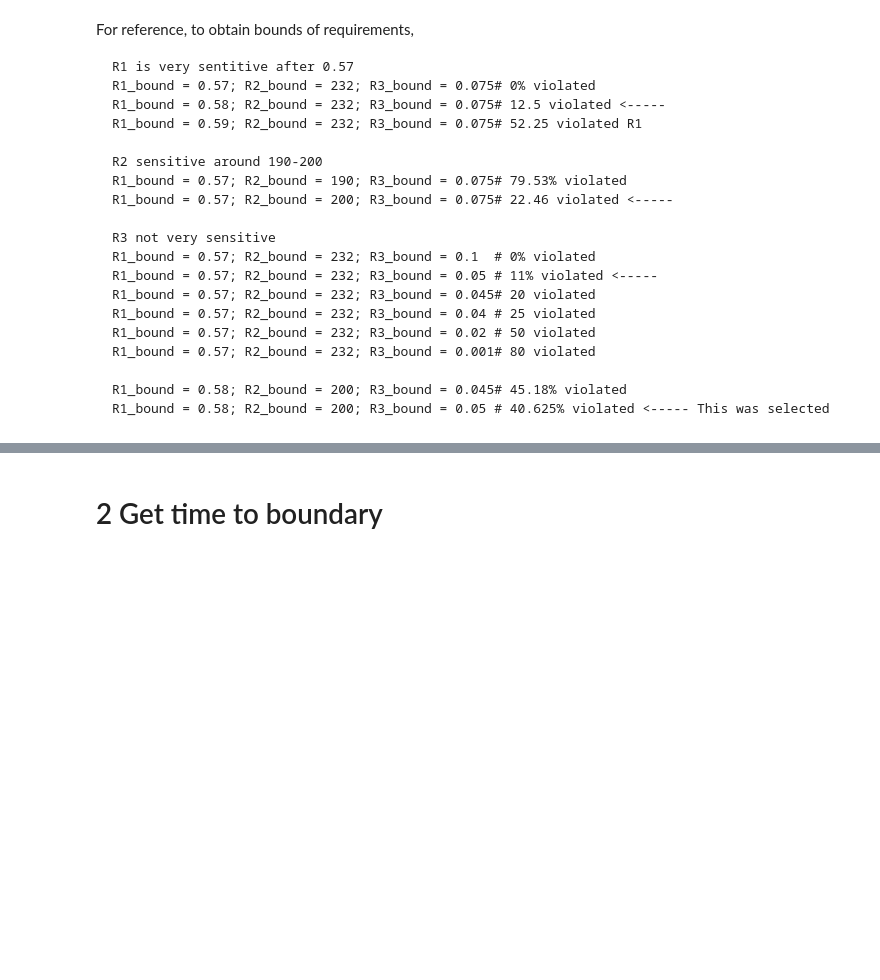
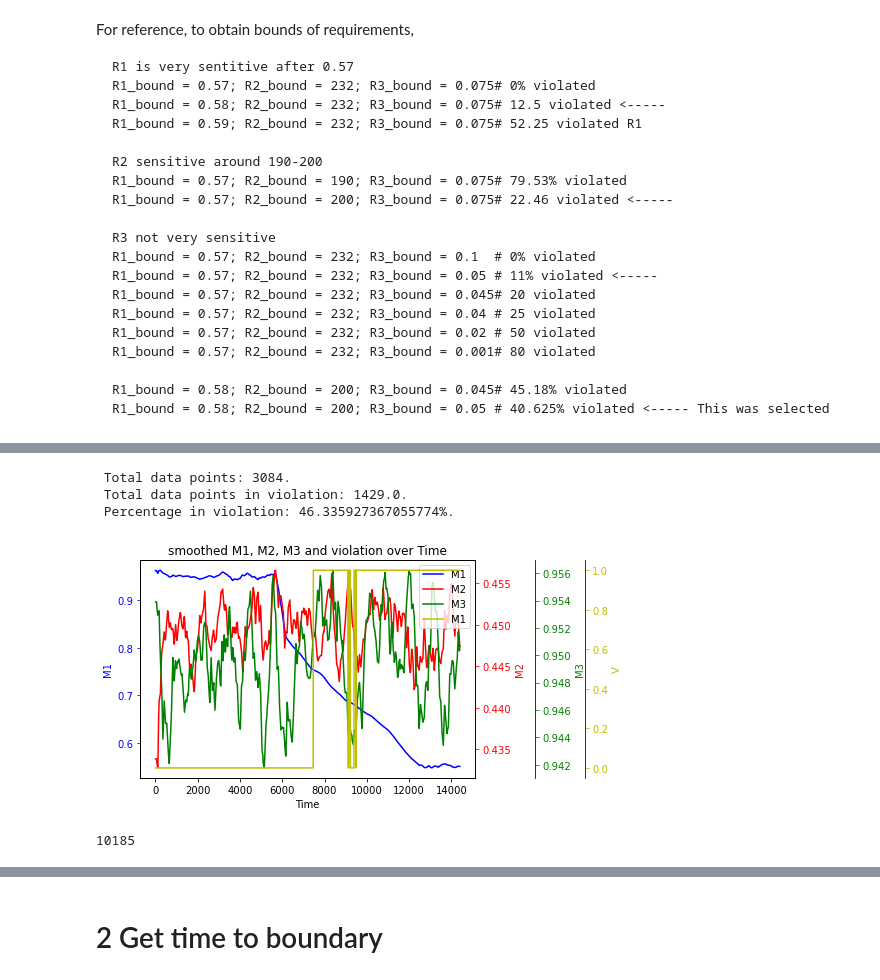
Before and after one commit to Gricel-lee/ProactiveAdaptation, a Jupyter notebook: AllCODE.ipynb, the cells around one changed output, grey strips where cells are left out. Cells and saved outputs as stored; diff of their text form; code cells hidden in the pictures; blank space fills up the shorter version.

```diff
--- a/AllCODE.ipynb
+++ b/AllCODE.ipynb
@@ -449,8 +382,0 @@ df_light.head()
-# %%
-inf = float('inf')
-
-N = 10 # update threshold: capacity of buffer (initially empty) used to store the last N observations - triggers an update of the linear regression model
-t = 10 # prediction window within which any disruptions are to be predicted
-violationTime = [inf,inf,inf]
-
-violationTime
@@ -575,0 +554,23 @@ df.head(5)
+# %%
+#==== Trying other Ns
+N = 100
+
+dfSmooth = read_Day_csv(hist_file)
+dfSmooth=smooth(dfSmooth,["M1","M2","M3"],N)
+dfSmooth = addViolationValues(dfSmooth)
+print_results_violation(dfSmooth)
+plot_M_violation(dfSmooth,"smoothed M1, M2, M3 and violation over Time")
+# %% [output]
+ Total data points: 3084.
+ Total data points in violation: 1429.0.
+ Percentage in violation: 46.335927367055774%.
+[figure, added]
+# %%
+d=get_rows(2178, len(dfSmooth), dfSmooth)
+d=d[d.V==1]
+d = d[d.Time==d.Time.min()]
+if len(d)==1:
+    time=d.Time.tolist()[0]
+time
+# %% [output]
+10185
```
Also changed, not shown: parts of 28 cells of this notebook.
